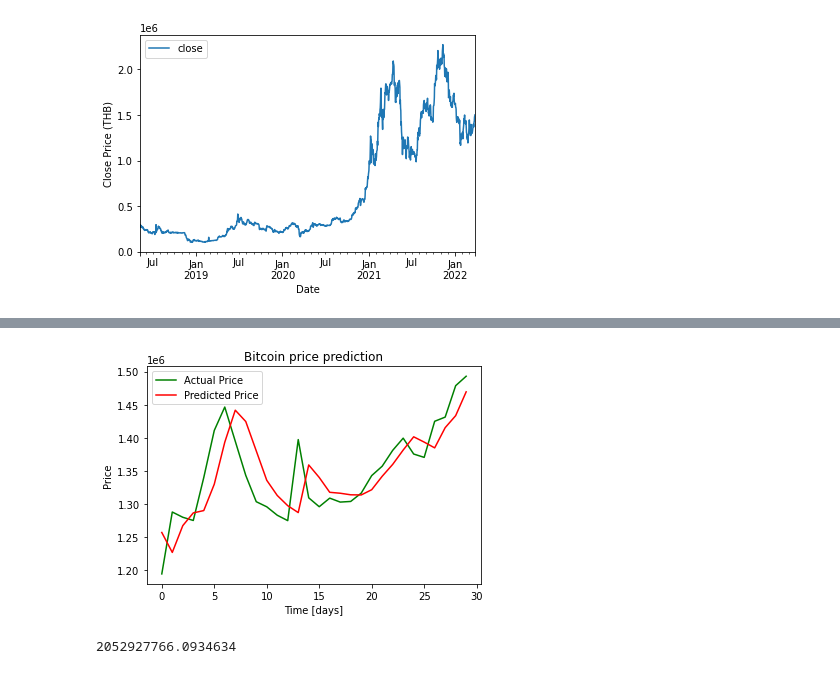
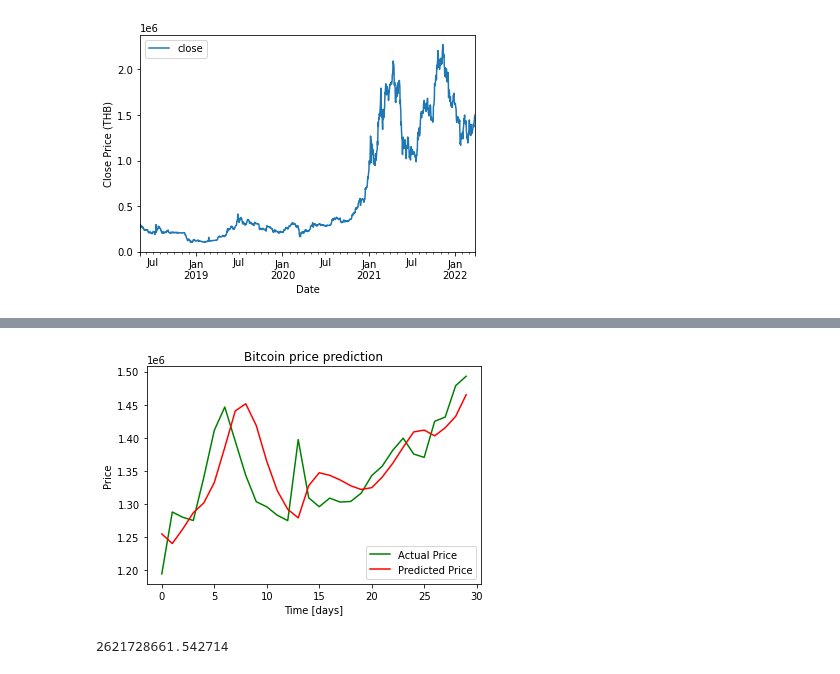
Before and after one commit to teehim/BADS7604_hw3, a Jupyter notebook: LSTM.ipynb, the cells around one changed output, grey strips where cells are left out. Drawn from its saved outputs; the diff is of its cells as text; code cells hidden in the pictures.

```diff
--- a/LSTM.ipynb
+++ b/LSTM.ipynb
@@ -37,3 +39,6 @@ df = df.sort_values('datetime')
+# %%
+df = pd.read_csv('./btcthb_daily_5000n_bar.csv', parse_dates=['datetime'])
+df = df.sort_values('datetime')
 # %%
 df.head()
 # %% [output]
@@ -62,7 +67,7 @@ from keras.layers import Dense
 from keras.layers import LSTM
 from keras.layers import Dropout
 # %%
-SEQ_LEN = 100
+SEQ_LEN = 15
 
 def to_sequences(data, seq_len):
     d = []
@@ -133,0 +146,12 @@ Epoch 500/500
+# %%
+best_model = max( [ f for f in os.listdir("./savemodel") if f.startswith('LSTM_best') and f.endswith(".hdf5")] )
+print(f"The best : {best_model}")
+
+best_model_path="./savemodel/"+best_model
+#best_model_path="./savemodel/"+"RNN_bestmodel_epoch299.hdf5"
+print(f"Path best model: {best_model_path}")
+
+best_regressor = tf.keras.models.load_model(best_model_path, compile=True)
+
+score = best_regressor.evaluate(X_test, y_test, verbose=0)
+print(f"{best_regressor.metrics_names} = {score}")
@@ -149,20 +177,20 @@ plt.show()
 # %%
-y_hat = regressor.predict(X_test)
+y_hat = best_regressor.predict(X_test)
 
 y_test_inverse = scaler.inverse_transform(y_test)
 y_hat_inverse = scaler.inverse_transform(y_hat)
 
 plt.plot(y_test_inverse, label="Actual Price", color='green')
 plt.plot(y_hat_inverse, label="Predicted Price", color='red')
 
 plt.title('Bitcoin price prediction')
 plt.xlabel('Time [days]')
 plt.ylabel('Price')
 plt.legend(loc='best')
 
 plt.show();
 # %% [output]
-[figure, old version]
+[figure, new version]
 # %%
 sse = 0
 
@@ -174,4 +202,4 @@ mse = sse / len(y_hat_inverse)
 
 print(mse)
 # %% [output]
-2052927766.0934634
+2621728661.542714
```
Also changed, not shown: parts of 9 cells of this notebook, 6 other files.
